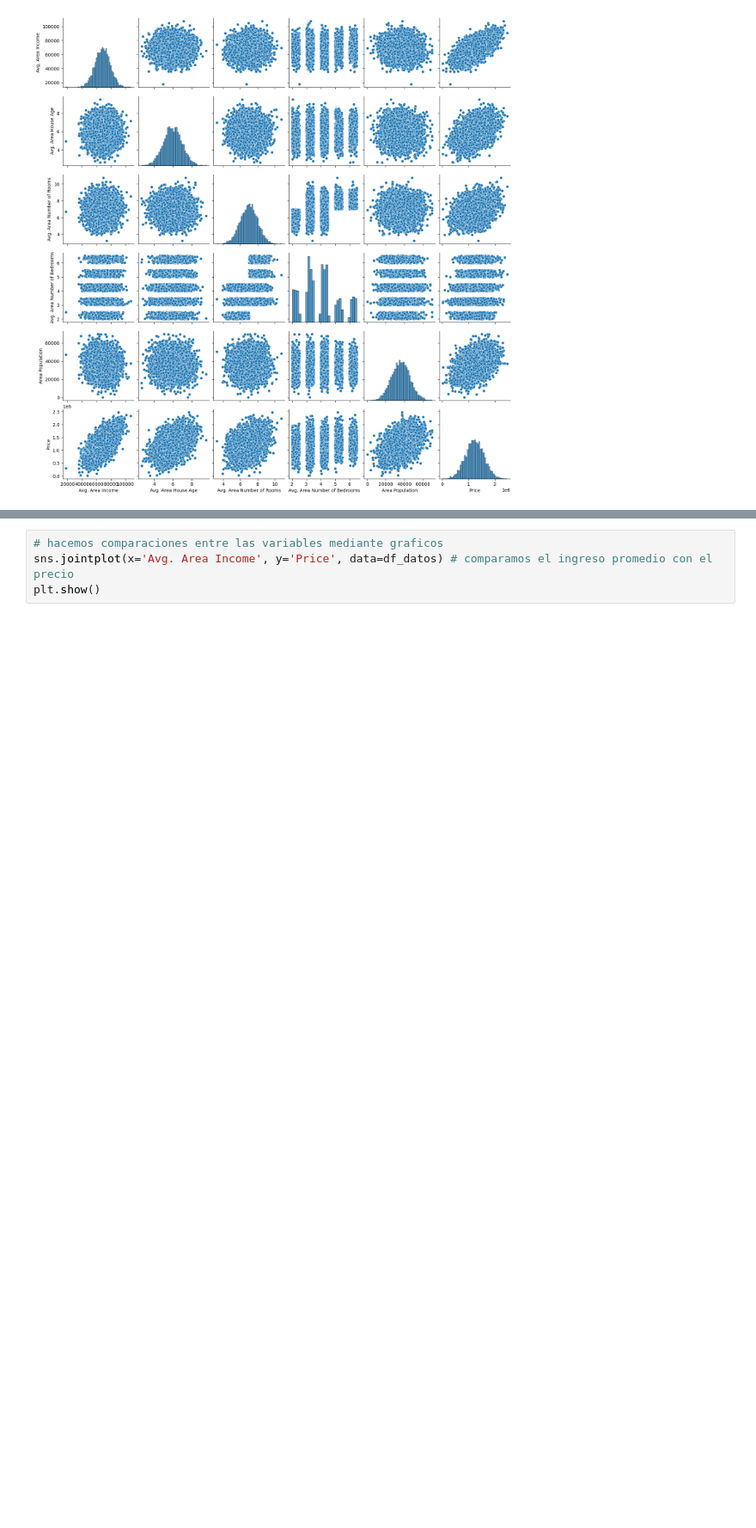
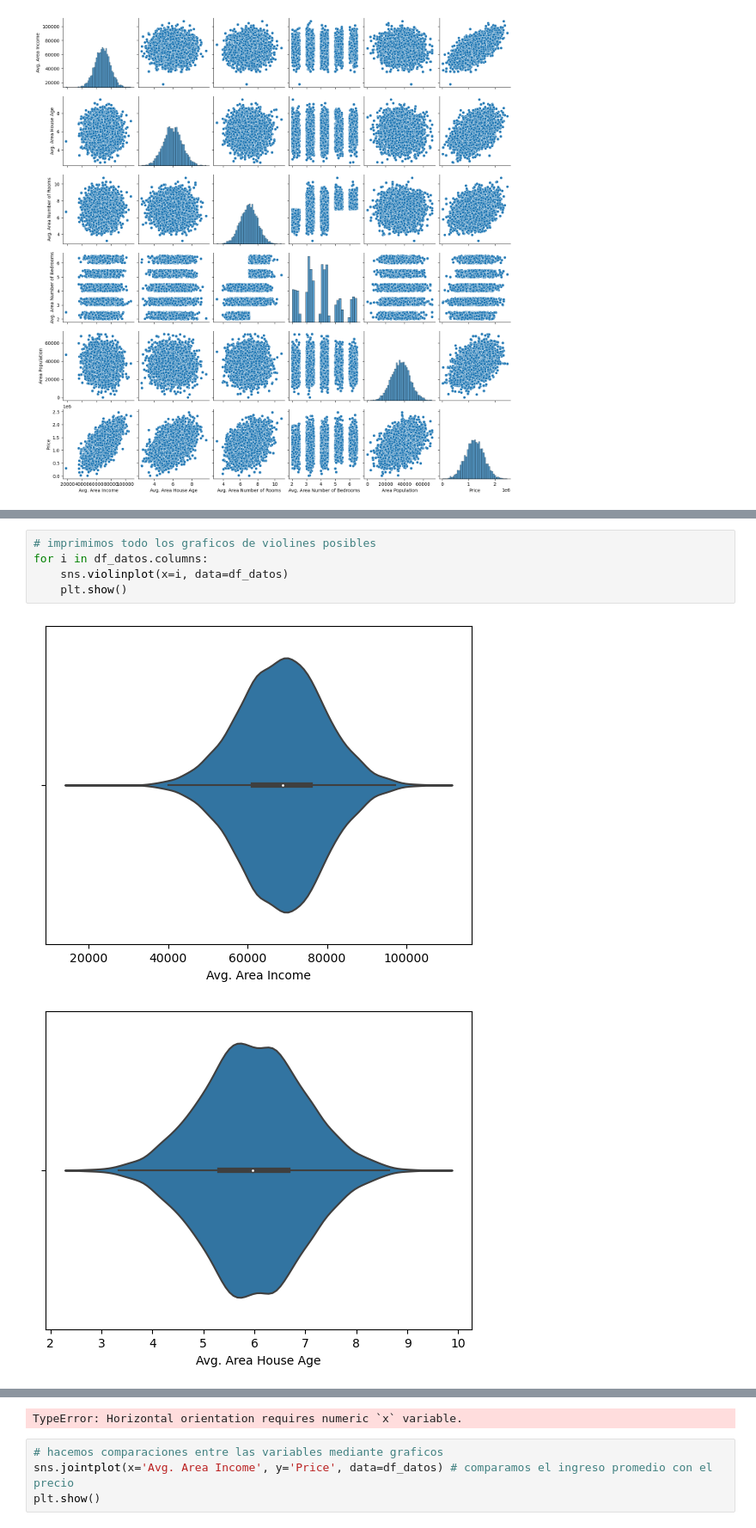
Before and after one commit to seerraa16/USA, a Jupyter notebook: Codigo.ipynb, the cells around one changed output, grey strips where cells are left out. Shown at 86% size. Drawn from its saved outputs; the diff is of its cells as text; blank space fills up the shorter version.

```diff
--- a/Codigo.ipynb
+++ b/Codigo.ipynb
@@ -54,0 +55,8 @@ plt.show()
+# %%
+# imprimimos todo los graficos de violines posibles
+for i in df_datos.columns:
+    sns.violinplot(x=i, data=df_datos)
+    plt.show()
+# %% [output]
+[figure, added]
+[figure, added]
@@ -55,3 +67,4 @@ plt.show()
+TypeError: Horizontal orientation requires numeric `x` variable.
 # %%
 # hacemos comparaciones entre las variables mediante graficos
 sns.jointplot(x='Avg. Area Income', y='Price', data=df_datos) # comparamos el ingreso promedio con el precio
```
Also changed, not shown: parts of 2 cells of this notebook.
